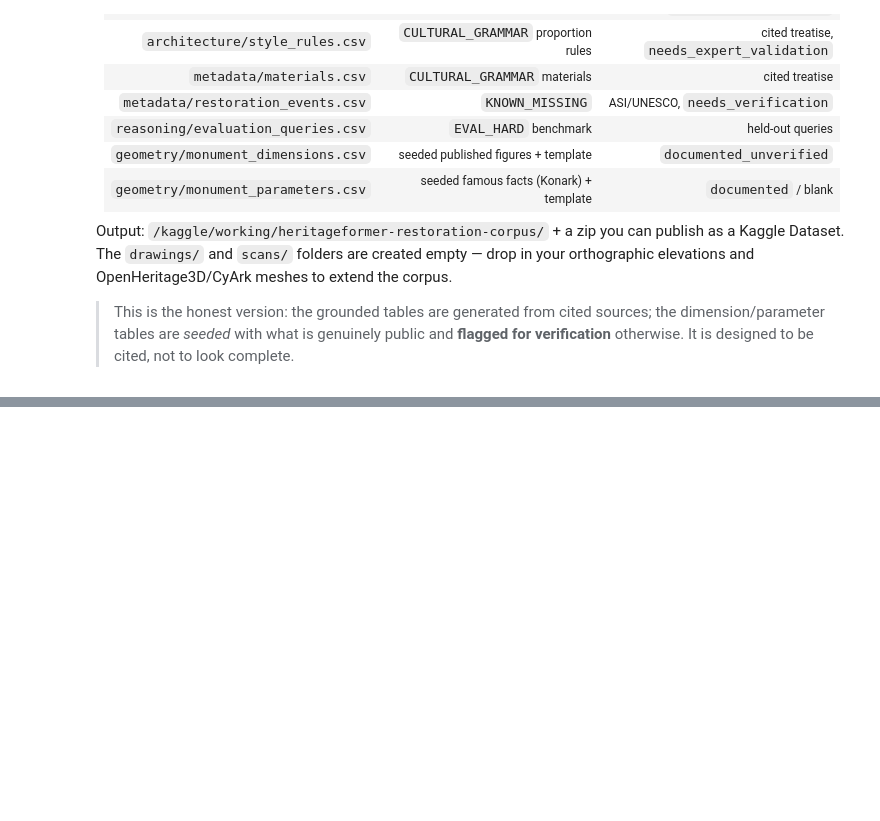
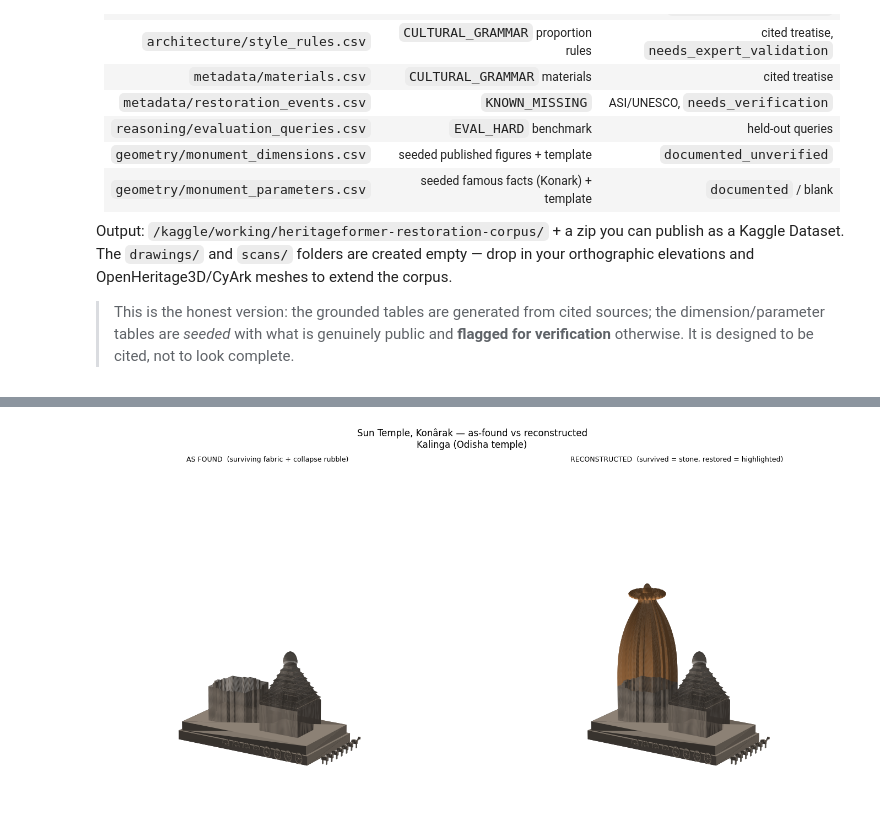
Before and after one commit to Siddhantdamre/Kathakaar, a Jupyter notebook: restorator.ipynb, the cells around one changed output, grey strips where cells are left out. Saved outputs shown, nothing was run; the diff lists cells and outputs as text; code cells hidden in the pictures; blank space fills up the shorter version.

```diff
--- a/restorator.ipynb
+++ b/restorator.ipynb
@@ -2972,0 +3438,97 @@ print("Publish: Kaggle -> Create Dataset -> upload HFRC_v0.1.zip (or the folder)
+# %%
+# ============================================================
+# 41) RUIN RECONSTRUCTION — survived fabric vs reconstructed lost parts
+# ============================================================
+import matplotlib.pyplot as plt
+from mpl_toolkits.mplot3d.art3d import Poly3DCollection
+
+def split_ruin(mesh, zone):
+    V=np.array(mesh.V); F=np.array(mesh.F)
+    if len(F)==0: return Mesh(), Mesh()
+    cent=V[F].mean(1); lost=np.array([bool(zone(c[0],c[1],c[2])) for c in cent])
+    def submesh(mask):
+        m=Mesh(); remap={}
+        for fi in np.where(mask)[0]:
+            tri=[]
+            for vi in F[fi]:
+                vi=int(vi)
+                if vi not in remap: remap[vi]=len(m.V); m.V.append(mesh.V[vi])
+                tri.append(remap[vi])
+            m.F.append(tuple(tri))
+        return m
+    return submesh(~lost), submesh(lost)
+
+def make_rubble(cx, cy, z0, spread, n=46, block=0.6):
+    m=Mesh()
+    for i in range(n):
+        a=i*2.39996; r=spread*(0.15+0.85*((i*13%17)/17.0)); x=cx+r*np.cos(a); y=cy+r*np.sin(a)
+        s=block*(0.4+0.6*((i*7%5)/5.0)); h=s*(0.5+0.5*((i*3%4)/4.0)); zb=z0+0.02*(i*11%6)
+        add_box(m, x-s, x+s, y-s, y+s, zb, zb+h)
+    return m
+
+def damage_for(tradition, name, V):
+    mn=V.min(0); mx=V.max(0); H=mx[2]-mn[2]; nm=(name or "").lower(); t=tradition.lower()
+    if "konar" in nm or "konâr" in nm: return lambda x,y,z: (z > mn[2]+0.34*H) and (x < (mn[0]+mx[0])*0.5)
+    if "fort" in t or "castle" in t or "zimbabwe" in t: return lambda x,y,z: (x > mx[0]*0.42) and (y > mx[1]*0.42)
+    if "classical" in t or "greco" in t or "achaemenid" in t or "umayyad" in t: return lambda x,y,z: z > mn[2]+0.62*H
+    if any(k in t for k in ("maya","aztec","ziggurat","mesopotam","nubian")): return lambda x,y,z: z > mn[2]+0.70*H
+    if any(k in t for k in ("stupa","buddhist","sinhal","burm","javanese")): return lambda x,y,z: z > mn[2]+0.62*H
+    return lambda x,y,z: z > mn[2]+0.55*H
+
+def reconstruct_ruin(mesh, tradition, name="", ruin=None):
+    V=np.array(mesh.V); zone=ruin or damage_for(tradition, name, V)
+    survived, restored = split_ruin(mesh, zone); Rv=np.array(restored.V); rubble=Mesh()
+    if len(Rv):
+        c=Rv.mean(0); span=(V.max(0)-V.min(0)).max()
+        rubble=make_rubble(c[0], c[1], float(V.min(0)[2]), spread=span*0.12, n=46, block=span*0.018)
+    return survived, restored, rubble
+
+def _rshade(tris, base, jitter=0.0):
+    n=np.cross(tris[:,1]-tris[:,0],tris[:,2]-tris[:,0]); ln=np.linalg.norm(n,axis=1,keepdims=True); ln[ln==0]=1; n=n/ln
+    L=np.array([0.4,0.5,0.78]); L=L/np.linalg.norm(L); inten=0.34+0.66*np.clip(n@L,0,1)
+    cols=np.clip(np.array(base)[None,:]*inten[:,None],0,1)
+    if jitter:
+        cnt=tris.mean(1); jj=(np.sin(cnt[:,0]*0.7)+np.sin(cnt[:,2]*0.9))*0.5; cols=np.clip(cols*(1+jitter*jj[:,None]),0,1)
+    return cols
+
+def render_reconstruction(survived, restored, rubble, title, path):
+    allV=np.array(survived.V+restored.V+rubble.V); ctr=(allV.max(0)+allV.min(0))/2; rng=(allV.max(0)-allV.min(0)).max()/2
+    def setup(ax):
+        ax.set_xlim(ctr[0]-rng,ctr[0]+rng); ax.set_ylim(ctr[1]-rng,ctr[1]+rng); ax.set_zlim(allV.min(0)[2],allV.min(0)[2]+2*rng)
+        ax.set_box_aspect((1,1,1.4)); ax.set_axis_off(); ax.view_init(elev=15,azim=-58)
+    def add(ax, m, base, jit=0.0):
+        if len(m.F): tris=np.array(m.V)[np.array(m.F)]; ax.add_collection3d(Poly3DCollection(tris,facecolors=_rshade(tris,base,jit),linewidths=0))
+    fig=plt.figure(figsize=(15,7))
+    ax1=fig.add_subplot(1,2,1,projection="3d"); setup(ax1); add(ax1,survived,(0.60,0.55,0.50),0.12); add(ax1,rubble,(0.42,0.38,0.34))
+    ax1.set_title("AS FOUND  (surviving fabric + collapse rubble)",fontsize=9)
+    ax2=fig.add_subplot(1,2,2,projection="3d"); setup(ax2); add(ax2,survived,(0.60,0.55,0.50),0.12); add(ax2,restored,(0.82,0.56,0.33))
+    ax2.set_title("RECONSTRUCTED  (survived = stone, restored = highlighted)",fontsize=9)
+    fig.suptitle(title,fontsize=12); plt.tight_layout(); plt.savefig(path,dpi=120,bbox_inches="tight"); plt.show()
+
+def reconstruct_broken(name, location="", survived_m=None):
+    try: rm=tangible_search(f"{name} {location}".strip(), top_k=1)
+    except Exception: rm=[]
+    if len(rm):
+        rec=heritage_master[heritage_master["name"]==rm.iloc[0]["name"]].iloc[0]; structure=rec["name"]; tradition=best_tradition(rec)
+    else: structure=name; tradition=classify_tradition(name)[0][0]
+    key=resolve_assembler(tradition); canon=WORLD_CANON[key]; H,base,basis=_HB(structure,key,survived_m)
+    mesh=ASSEMBLERS[key](H,base,structure); survived,restored,rubble=reconstruct_ruin(mesh,key,structure)
+    safe="".join(ch if ch.isalnum() else "_" for ch in structure)[:40]
+    open(f"/kaggle/working/{safe}_survived.obj","w").write(survived.obj())
+    open(f"/kaggle/working/{safe}_restored.obj","w").write(restored.obj())
+    pct=100*len(restored.F)/max(1,len(mesh.F))
+    print("="*72); print("RUIN RECONSTRUCTION:", structure); print("="*72)
+    print(f"Tradition : {tradition}  ({canon['form']})")
+    print(f"Surviving fabric : {len(survived.F)} faces   Reconstructed (lost) : {len(restored.F)} faces ({pct:.0f}%)")
+    print(f"Height basis      : {H:.1f} m  <- {basis}")
+    print(f"Exported {safe}_survived.obj + {safe}_restored.obj to /kaggle/working")
+    render_reconstruction(survived,restored,rubble,f"{structure} — as-found vs reconstructed\n{tradition}",
+                          f"/kaggle/working/{safe}_reconstruction.png")
+    return survived, restored
+
+# --- ruined structures restored (Konark deul, fort bastion, lost roof, eroded pyramid) ---
+RUIN_DEMO=[("Konark Sun Temple","Odisha India",38),
+           ("Parthenon Athens","Greece",None),("Chichen Itza","Mexico",None)]  # Raigad: dedicated v25 cell
+for nm,loc,sv in RUIN_DEMO: reconstruct_broken(nm,loc,sv)
+print("\nEach reconstruction exports a separate *_survived.obj and *_restored.obj layer.")
+# %% [output]
@@ -2972,0 +3542 @@ print("Publish: Kaggle -> Create Dataset -> upload HFRC_v0.1.zip (or the folder)
+[figure, added]
```
Also changed, not shown: parts of 39 cells of this notebook.
